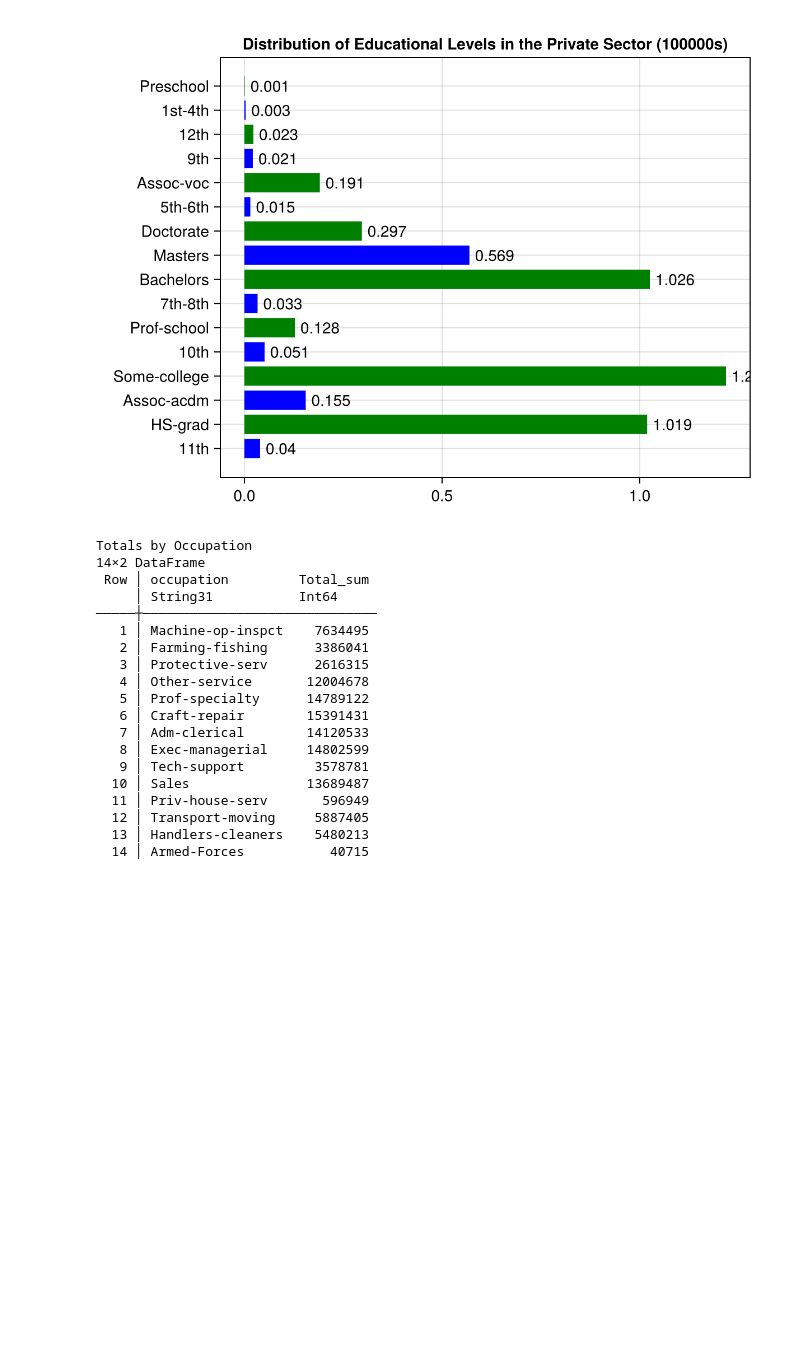
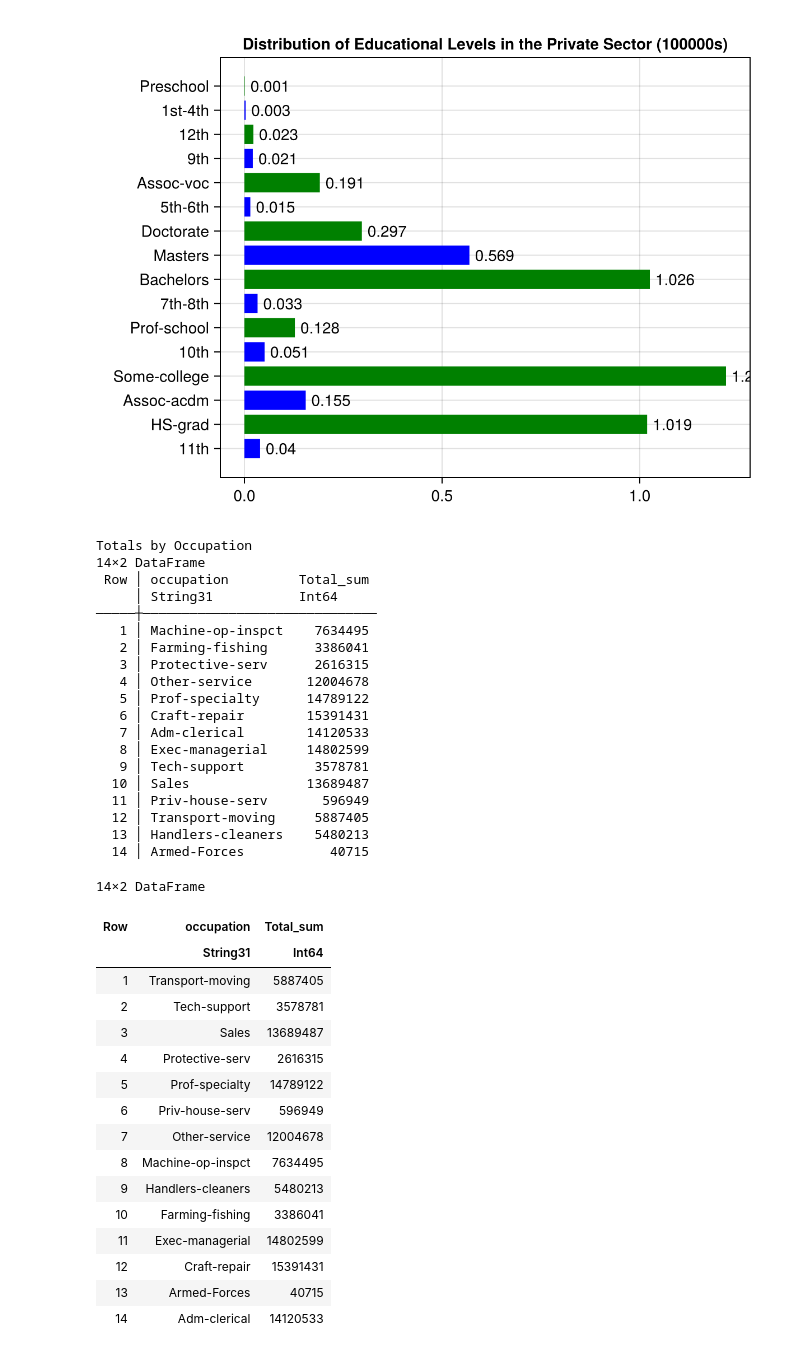
Before and after one commit to toby-farley/Adult, a Jupyter notebook: Adult Julia.ipynb, the cells around one changed output. Cells and saved outputs as stored; diff of their text form; code cells hidden in the pictures; blank space fills up the shorter version.

```diff
--- a/Adult Julia.ipynb
+++ b/Adult Julia.ipynb
@@ -174,32 +172,52 @@ barplot(1:length(data), data * .000001,
 # %%
 # And here we create a grouped DataFrame
 gdf = groupby(dropmissing(df),:occupation)
 
 # And then we sum over this group. Pretty neat
 totals_by_occupation = combine(gdf, :Total => sum)
 
 println("Totals by Occupation")
 print(totals_by_occupation)
+
+# The convention in Julia is that if a function has side effects, it's name ends in a "!". Usually there is a non side effect version of every function that has side effects. Sort is no different.
+sort!(totals_by_occupation, :occupation, rev=true)
 # %% [output]
 Totals by Occupation
 14×2 DataFrame
  Row │ occupation         Total_sum
      │ String31           Int64
 ─────┼──────────────────────────────
    1 │ Machine-op-inspct    7634495
    2 │ Farming-fishing      3386041
    3 │ Protective-serv      2616315
    4 │ Other-service       12004678
    5 │ Prof-specialty      14789122
    6 │ Craft-repair        15391431
    7 │ Adm-clerical        14120533
    8 │ Exec-managerial     14802599
    9 │ Tech-support         3578781
   10 │ Sales               13689487
   11 │ Priv-house-serv       596949
   12 │ Transport-moving     5887405
   13 │ Handlers-cleaners    5480213
   14 │ Armed-Forces           40715
+14×2 DataFrame
+| Row | occupation | Total_sum |
+|  | String31 | Int64 |
+| 1 | Transport-moving | 5887405 |
+| 2 | Tech-support | 3578781 |
+| 3 | Sales | 13689487 |
+| 4 | Protective-serv | 2616315 |
+| 5 | Prof-specialty | 14789122 |
+| 6 | Priv-house-serv | 596949 |
+| 7 | Other-service | 12004678 |
+| 8 | Machine-op-inspct | 7634495 |
+| 9 | Handlers-cleaners | 5480213 |
+| 10 | Farming-fishing | 3386041 |
+| 11 | Exec-managerial | 14802599 |
+| 12 | Craft-repair | 15391431 |
+| 13 | Armed-Forces | 40715 |
+| 14 | Adm-clerical | 14120533 |
 # %%
 data = [totals_by_occupation[i,:Total_sum] for i in 1:size(totals_by_occupation,1)]
 category = [totals_by_occupation[i,:occupation] for i in 1:size(totals_by_occupation,1)]
```
Also changed, not shown: parts of 4 cells of this notebook, 1 other file.
